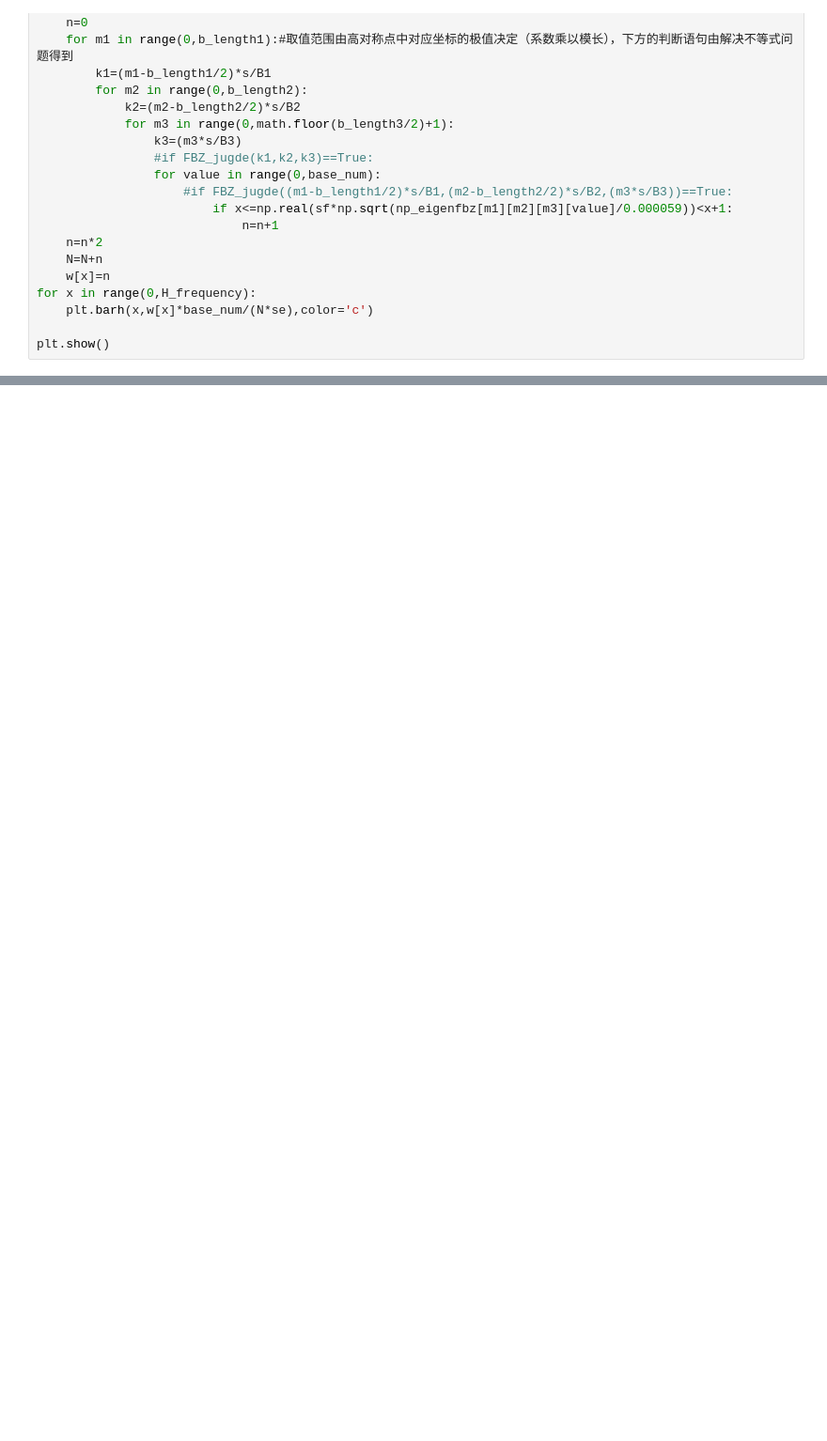
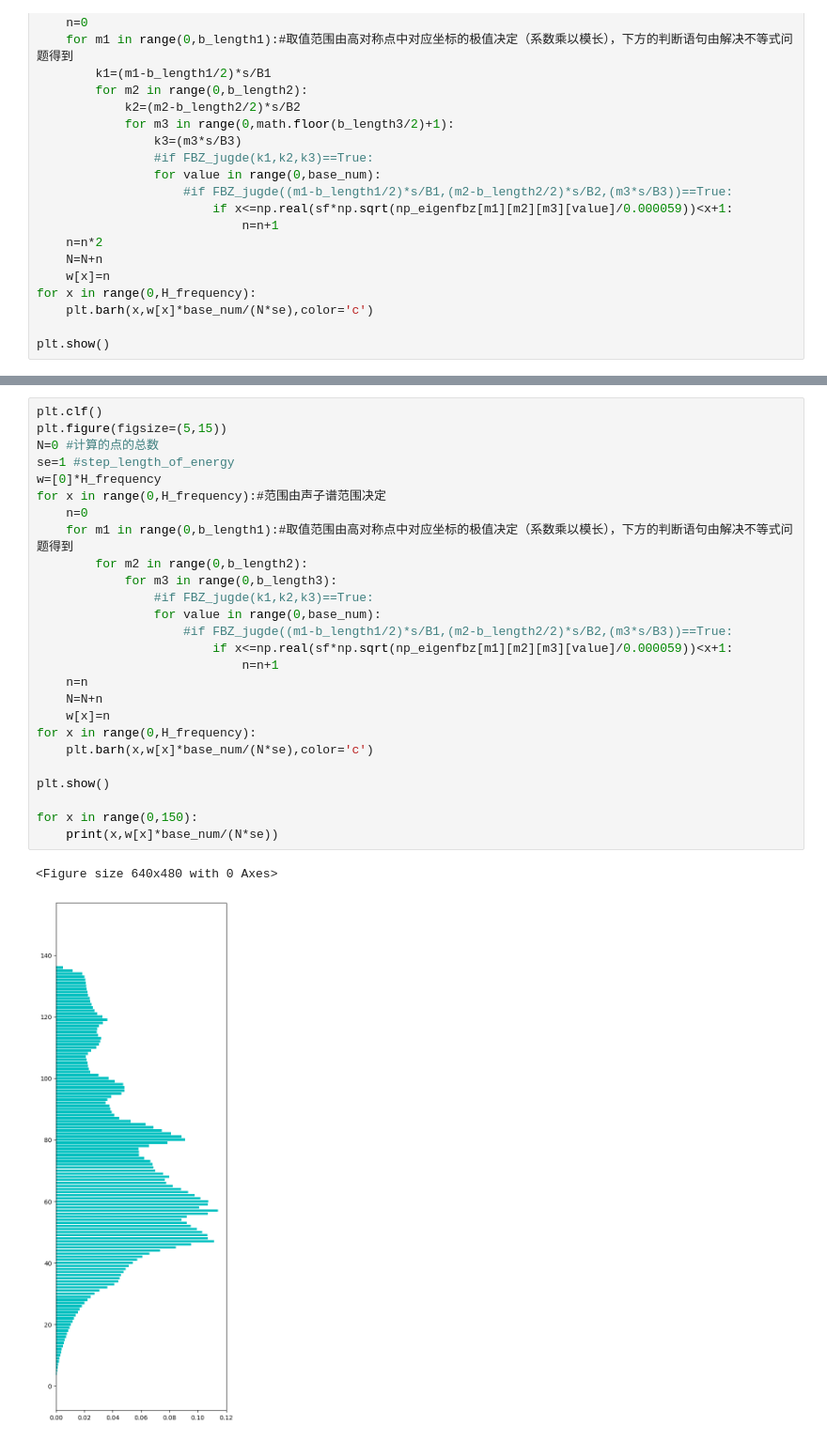
Before and after one commit to Kugetsu/vscode_git, a Jupyter notebook: ISAC06/ISAC_06.ipynb, the cells around one changed output, grey strips where cells are left out. Shown at 94% size. Saved outputs shown, nothing was run; the diff lists cells and outputs as text; blank space fills up the shorter version.

```diff
--- a/ISAC06/ISAC_06.ipynb
+++ b/ISAC06/ISAC_06.ipynb
@@ -289,0 +321,29 @@ for x in range(0,150):
+# %%
+plt.clf()
+plt.figure(figsize=(5,15))
+N=0 #计算的点的总数
+se=1 #step_length_of_energy
+w=[0]*H_frequency
+for x in range(0,H_frequency):#范围由声子谱范围决定
+    n=0
+    for m1 in range(0,b_length1):#取值范围由高对称点中对应坐标的极值决定（系数乘以模长），下方的判断语句由解决不等式问题得到
+        for m2 in range(0,b_length2):
+            for m3 in range(0,b_length3):
+                #if FBZ_jugde(k1,k2,k3)==True:
+                for value in range(0,base_num):
+                    #if FBZ_jugde((m1-b_length1/2)*s/B1,(m2-b_length2/2)*s/B2,(m3*s/B3))==True:
+                        if x<=np.real(sf*np.sqrt(np_eigenfbz[m1][m2][m3][value]/0.000059))<x+1:
+                            n=n+1
+    n=n
+    N=N+n
+    w[x]=n
+for x in range(0,H_frequency):
+    plt.barh(x,w[x]*base_num/(N*se),color='c')
+
+plt.show()
+
+for x in range(0,150):
+    print(x,w[x]*base_num/(N*se))
+# %% [output]
+<Figure size 640x480 with 0 Axes>
+[figure, added]
```
Also changed, not shown: parts of 4 cells of this notebook, 12 other files.
